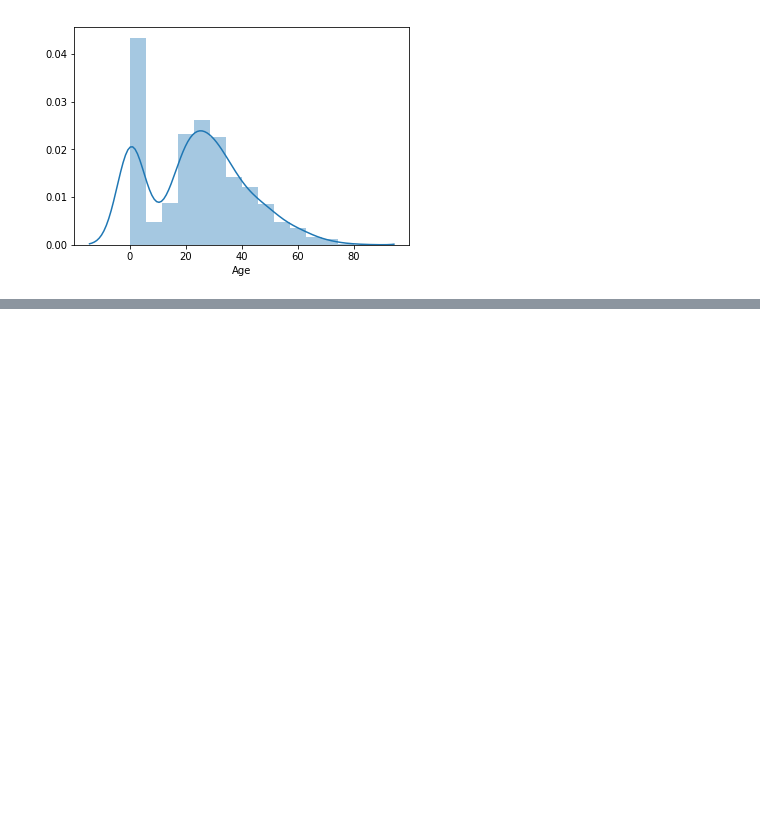
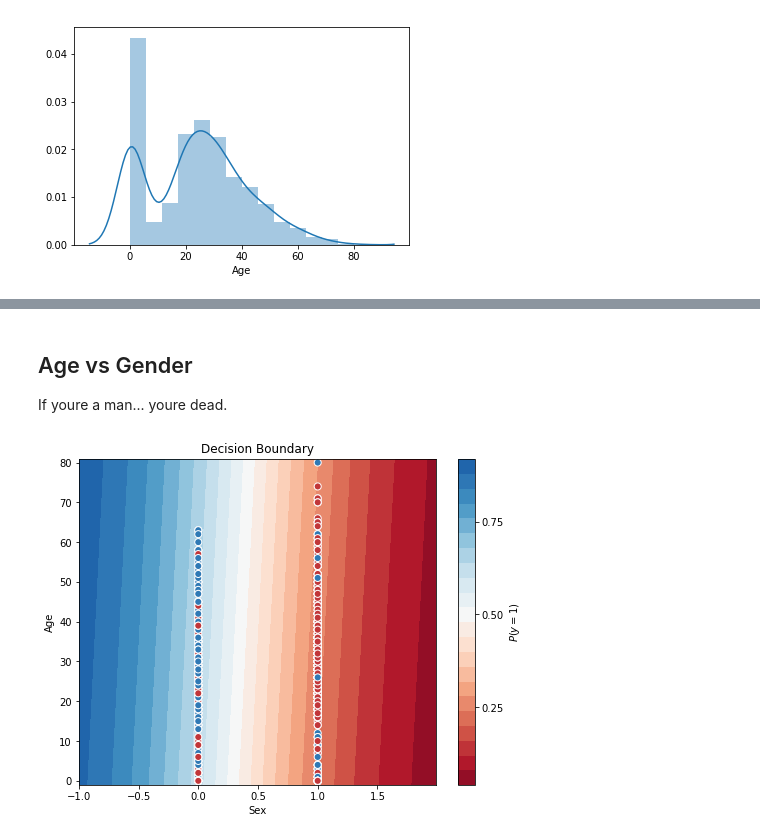
Before and after one commit to harrisonjansma/ML-Notes, a Jupyter notebook: Titanic/Titanic.ipynb, the cells around one changed output, grey strips where cells are left out. Drawn from its saved outputs; the diff is of its cells as text; code cells hidden in the pictures; blank space fills up the shorter version.

```diff
--- a/Titanic/Titanic.ipynb
+++ b/Titanic/Titanic.ipynb
@@ -71,0 +148,9 @@ sns.distplot(df['Age'])
+# %% [markdown]
+## Age vs Gender
+If youre a man... youre dead.
+# %%
+l = LogisticRegressionCV()
+l.fit(X.iloc[:,[0,1]], y)
+Visual_Logistic(X.iloc[:,[0,1]], y, l)
+# %% [output]
+[figure, added]
```
Also changed, not shown: parts of 20 cells of this notebook, 6 other files.
